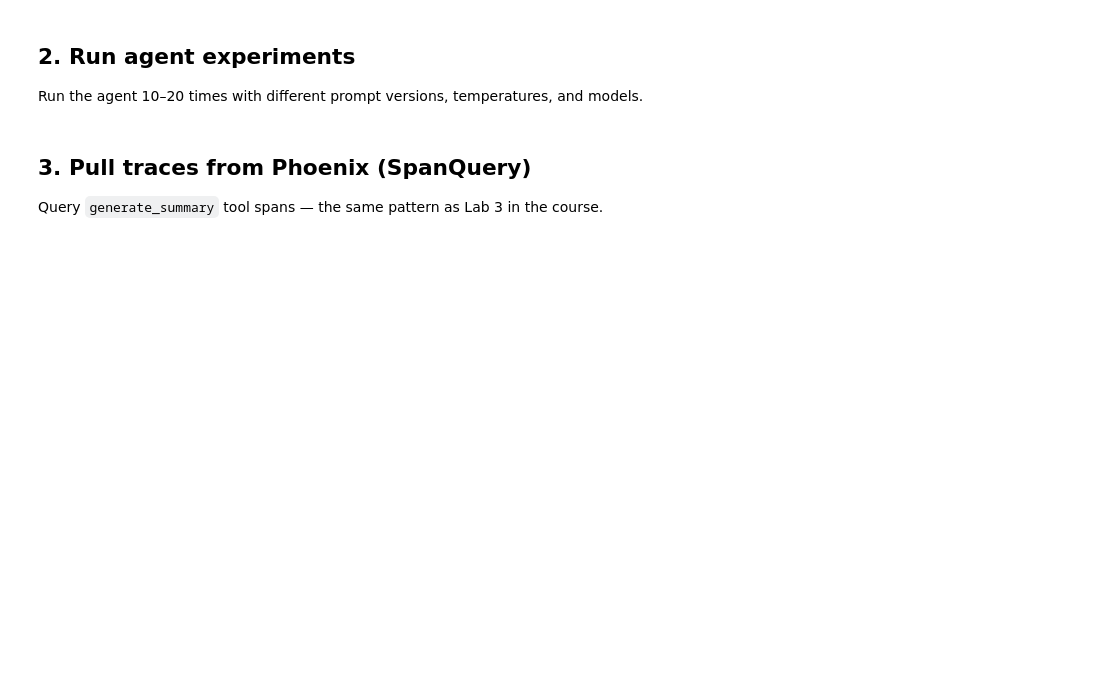
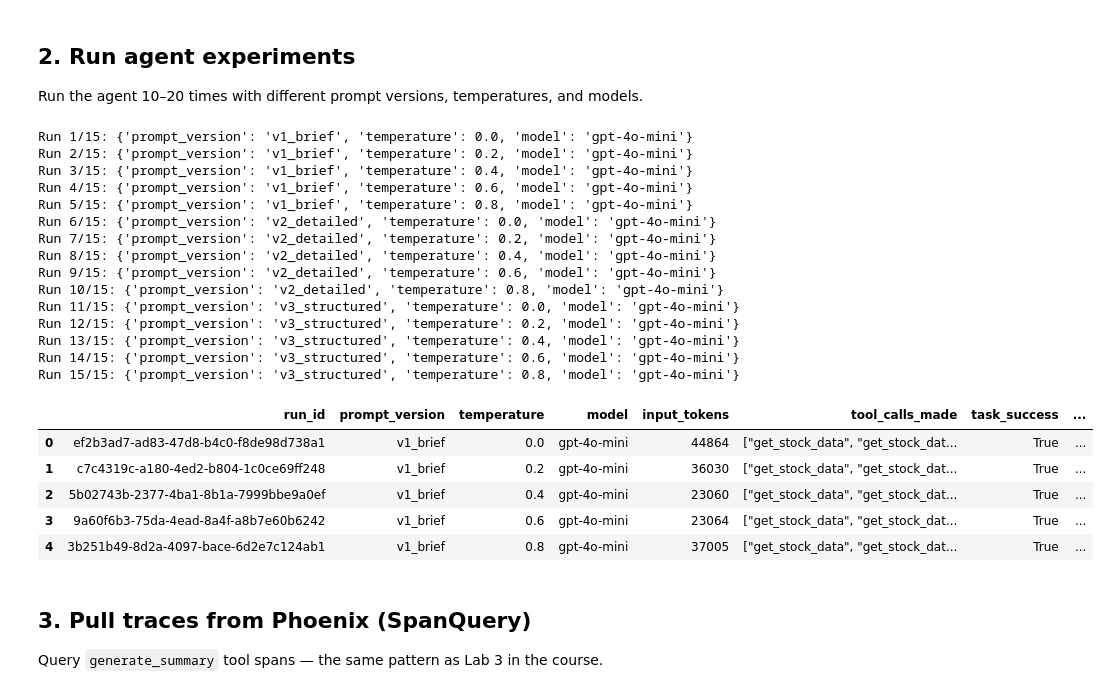
Before and after one commit to Yuriy-AP/causal-agent-eval, a Jupyter notebook: notebooks/01_agent_evaluation_demo.ipynb, the cells around one changed output. Cells and saved outputs as stored; diff of their text form; code cells hidden in the pictures; blank space fills up the shorter version.

```diff
--- a/notebooks/01_agent_evaluation_demo.ipynb
+++ b/notebooks/01_agent_evaluation_demo.ipynb
@@ -44,27 +59,49 @@ print(f"Tracing project: {PROJECT_NAME}")
 
 Run the agent 10–20 times with different prompt versions, temperatures, and models.
 # %%
-QUERY = "Compare AAPL and MSFT from 2023-01-01 to 2023-12-31."
+QUERY = "Compare AAPL and MSFT from 2026-01-01 to 2026-05-28."
 
 experiment_grid = [
     {"prompt_version": pv, "temperature": temp, "model": "gpt-4o-mini"}
     for pv, temp in itertools.product(
         list(PROMPT_VERSIONS.keys()),
         [0.0, 0.2, 0.4, 0.6, 0.8],
     )
 ]
 
 logger = EvaluationLogger(log_path=PROJECT_ROOT / "experiments" / "run_logs.csv")
 run_records = []
 
 for i, config in enumerate(experiment_grid, start=1):
     print(f"Run {i}/{len(experiment_grid)}: {config}")
     result = run_agent(QUERY, **config)
     record = logger.log_agent_result(result)
     run_records.append(record)
 
 runs_df = pd.DataFrame(run_records)
 runs_df.head()
+# %% [output]
+Run 1/15: {'prompt_version': 'v1_brief', 'temperature': 0.0, 'model': 'gpt-4o-mini'}
+Run 2/15: {'prompt_version': 'v1_brief', 'temperature': 0.2, 'model': 'gpt-4o-mini'}
+Run 3/15: {'prompt_version': 'v1_brief', 'temperature': 0.4, 'model': 'gpt-4o-mini'}
+Run 4/15: {'prompt_version': 'v1_brief', 'temperature': 0.6, 'model': 'gpt-4o-mini'}
+Run 5/15: {'prompt_version': 'v1_brief', 'temperature': 0.8, 'model': 'gpt-4o-mini'}
+Run 6/15: {'prompt_version': 'v2_detailed', 'temperature': 0.0, 'model': 'gpt-4o-mini'}
+Run 7/15: {'prompt_version': 'v2_detailed', 'temperature': 0.2, 'model': 'gpt-4o-mini'}
+Run 8/15: {'prompt_version': 'v2_detailed', 'temperature': 0.4, 'model': 'gpt-4o-mini'}
+Run 9/15: {'prompt_version': 'v2_detailed', 'temperature': 0.6, 'model': 'gpt-4o-mini'}
+Run 10/15: {'prompt_version': 'v2_detailed', 'temperature': 0.8, 'model': 'gpt-4o-mini'}
+Run 11/15: {'prompt_version': 'v3_structured', 'temperature': 0.0, 'model': 'gpt-4o-mini'}
+Run 12/15: {'prompt_version': 'v3_structured', 'temperature': 0.2, 'model': 'gpt-4o-mini'}
+Run 13/15: {'prompt_version': 'v3_structured', 'temperature': 0.4, 'model': 'gpt-4o-mini'}
+Run 14/15: {'prompt_version': 'v3_structured', 'temperature': 0.6, 'model': 'gpt-4o-mini'}
+Run 15/15: {'prompt_version': 'v3_structured', 'temperature': 0.8, 'model': 'gpt-4o-mini'}
+|  | run_id | prompt_version | temperature | model | input_tokens | tool_calls_made | task_success | ... |
+| 0 | ef2b3ad7-ad83-47d8-b4c0-f8de98d738a1 | v1_brief | 0.0 | gpt-4o-mini | 44864 | ["get_stock_data", "get_stock_dat... | True | ... |
+| 1 | c7c4319c-a180-4ed2-b804-1c0ce69ff248 | v1_brief | 0.2 | gpt-4o-mini | 36030 | ["get_stock_data", "get_stock_dat... | True | ... |
+| 2 | 5b02743b-2377-4ba1-8b1a-7999bbe9a0ef | v1_brief | 0.4 | gpt-4o-mini | 23060 | ["get_stock_data", "get_stock_dat... | True | ... |
+| 3 | 9a60f6b3-75da-4ead-8a4f-a8b7e60b6242 | v1_brief | 0.6 | gpt-4o-mini | 23064 | ["get_stock_data", "get_stock_dat... | True | ... |
+| 4 | 3b251b49-8d2a-4097-bace-6d2e7c124ab1 | v1_brief | 0.8 | gpt-4o-mini | 37005 | ["get_stock_data", "get_stock_dat... | True | ... |
 # %% [markdown]
 ## 3. Pull traces from Phoenix (SpanQuery)
 
```
Also changed, not shown: parts of 12 cells of this notebook, 3 other files.
